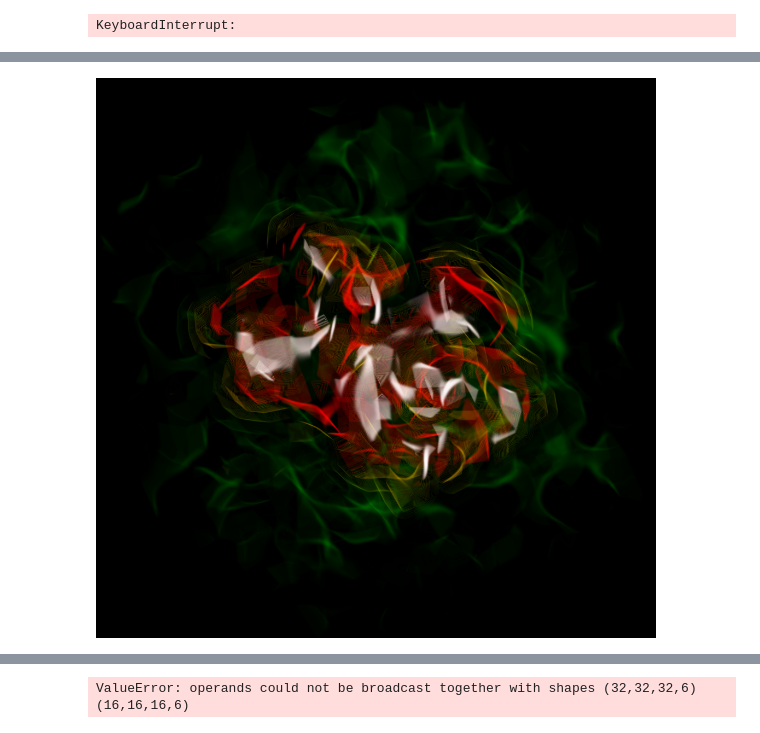
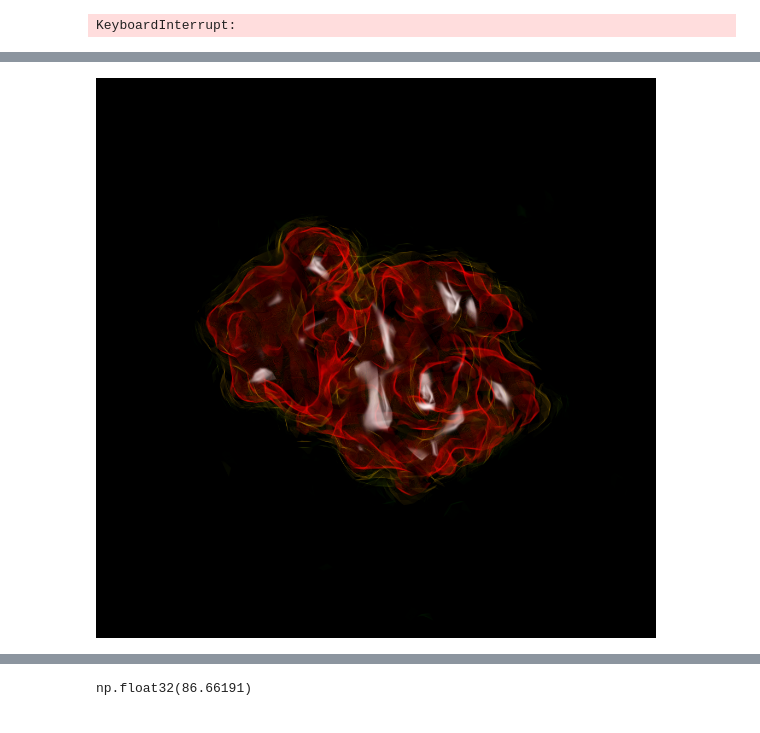
Before and after one commit to daenuprobst/minf, a Jupyter notebook: notebooks/reconstruction.ipynb, the cells around one changed output, grey strips where cells are left out. Cells and saved outputs as stored; diff of their text form; code cells hidden in the pictures.

```diff
--- a/notebooks/reconstruction.ipynb
+++ b/notebooks/reconstruction.ipynb
@@ -62,7 +80,7 @@ decoder.cuda()
 
 optim = torch.optim.Adam(lr=1e-4, params=decoder.parameters())
 
-decoder.load_state_dict(torch.load("../models/reconstruction_model_better.pt", weights_only=True))
+decoder.load_state_dict(torch.load("reconstruction_model.pt", weights_only=True))
 decoder.cuda()
 # %% [output]
 Decoder(
@@ -119,7 +137,7 @@ def calculate_psnr(original, compressed):
     return psnr
 # %%
 
-superres = [16, 16, 16, 6]
+superres = [32, 32, 32, 6]
 coords = get_grid(superres).cuda()
 
 reconstructed = decoder(None, latent_idx=0, coords=coords, output_shape=superres)
@@ -143 +161 @@ yt : [INFO     ] 2025-02-11 21:08:32,816 Calculating data bounds. This may take
-[figure, old version]
+[figure, new version]
@@ -156 +174 @@ yt : [INFO     ] 2025-02-11 21:08:33,817 Saving rendered image to ligand.png
-ValueError: operands could not be broadcast together with shapes (32,32,32,6) (16,16,16,6)
+np.float32(86.66191)
```
Also changed, not shown: parts of 3 cells of this notebook, 15 other files.
